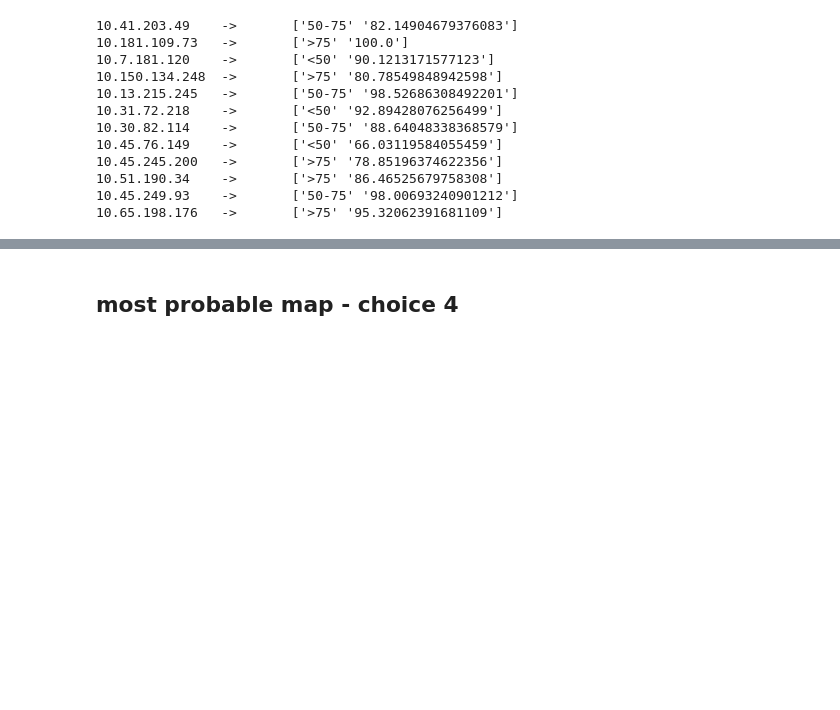
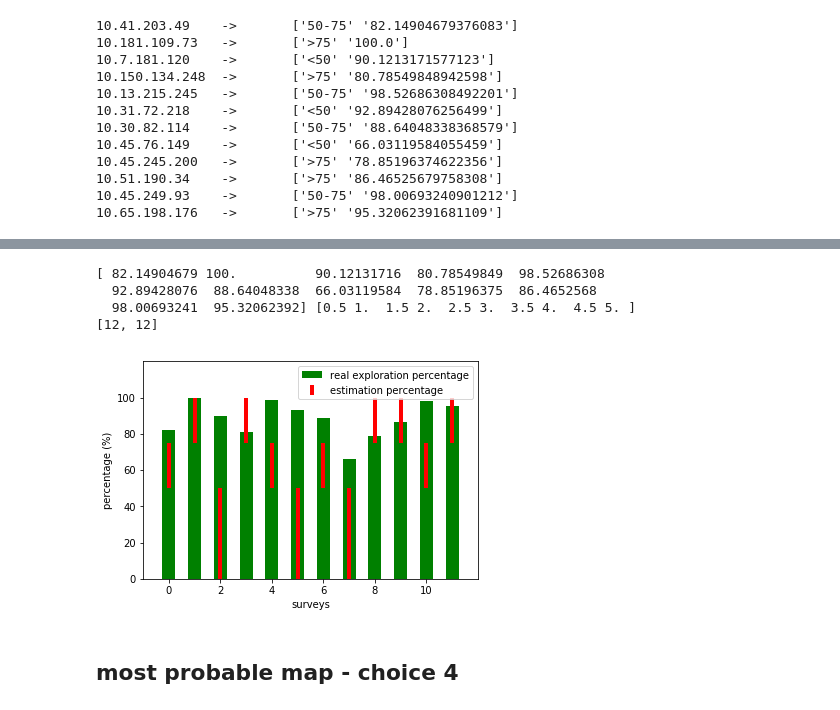
Before and after one commit to Simone94Richter/human-and-robotic-exploration, a Jupyter notebook: python/survey_analysis.ipynb, the cells around one changed output, grey strips where cells are left out. Cells and saved outputs as stored; diff of their text form; code cells hidden in the pictures; blank space fills up the shorter version.

```diff
--- a/python/survey_analysis.ipynb
+++ b/python/survey_analysis.ipynb
@@ -595,3 +624,55 @@ plt.show()
+# %%
+%matplotlib inline
+index = np.arange(len(explored_dict))
+a1 = np.empty(0)
+a2 = np.empty(0)
+lower = np.empty(0)
+upper = np.empty(0)
+yasse = np.empty(0)
+b = np.empty(0)
+
+for key in player_survey_dict.keys():
+
+    b = np.append(b, [float(explored_dict[key][1]) / 100])
+
+    if explored_dict[key][0] =="<50":
+        lower = np.append(lower, 0)
+        upper = np.append(upper, 50)
+        yasse = np.append(yasse, 0)
+    if explored_dict[key][0] == "50-75":
+        lower = np.append(lower, 0)
+        upper = np.append(upper, 25)
+        yasse = np.append(yasse, 50)
+    if explored_dict[key][0] == ">75":
+        lower = np.append(lower, 0)
+        upper = np.append(upper, 25)
+        yasse = np.append(yasse, 75)
+
+
+a1 *= 100
+a2 *= 100
+b *=100
+
+total_width = 0.5
+print(b,x)
+print([len(lower), len(upper)])
+plt.bar(index, b , width=total_width, label='real exploration percentage', color = 'green')
+plt.errorbar([0,1,2,3,4,5,6,7,8,9,10,11], yasse, yerr=[lower, upper], ls= '',color='red', label='estimation percentage',elinewidth=4)
+
+plt.axis((-1, 12, 0, 120))
+plt.yticks([0,20,40,60,80,100])
+plt.xticks([0,2,4,6,8,10])
+plt.legend(loc = 1)
+plt.grid(False)
+plt.ylabel("percentage (%)")
+plt.xlabel("surveys")
+plt.show()
+# %% [output]
+[ 82.14904679 100.          90.12131716  80.78549849  98.52686308
+  92.89428076  88.64048338  66.03119584  78.85196375  86.4652568
+  98.00693241  95.32062392] [0.5 1.  1.5 2.  2.5 3.  3.5 4.  4.5 5. ]
+[12, 12]
+[figure, added]
 # %% [markdown]
 ## most probable map - choice 4
 # %%
```
Also changed, not shown: parts of 9 cells of this notebook, 2 other files.
